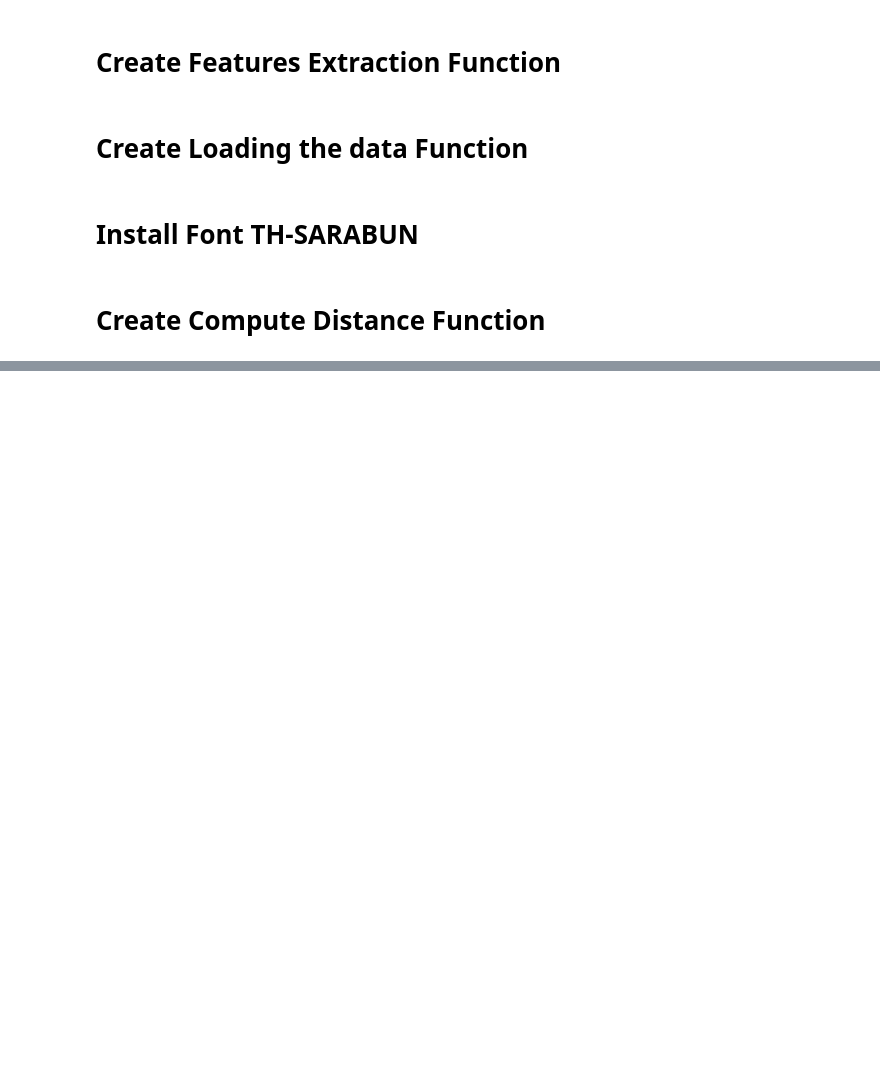
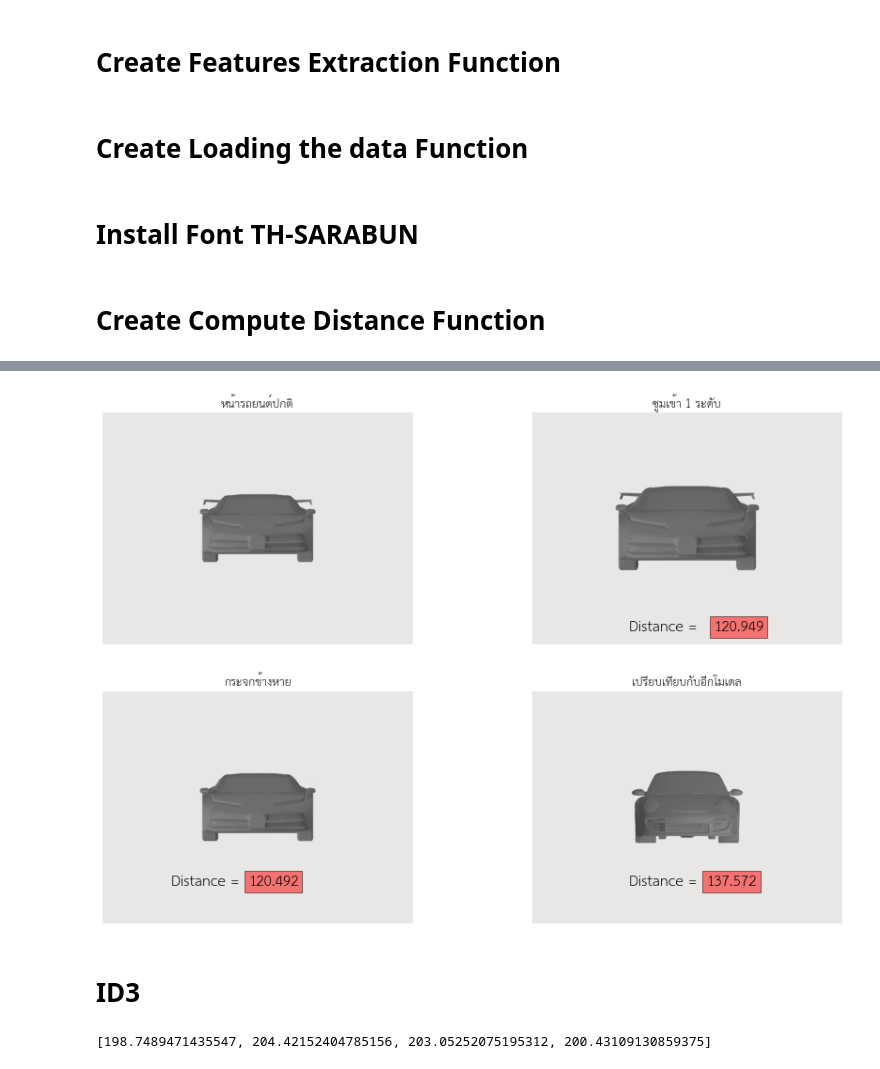
Before and after one commit to MeenTers/Project, a Jupyter notebook: Compare_view_3D.ipynb, the cells around one changed output, grey strips where cells are left out. Drawn from its saved outputs; the diff is of its cells as text; code cells hidden in the pictures; blank space fills up the shorter version.

```diff
--- a/Compare_view_3D.ipynb
+++ b/Compare_view_3D.ipynb
@@ -87,0 +170,9 @@ def get_euclidean(base_car,diff_view):
+# %%
+img2f  = cv2.imread(r'/content/drive/MyDrive/3D_Model/Base_car/ID2/ID2F.png')
+img2_1 = cv2.imread(r'/content/drive/MyDrive/3D_Model/Car_view/ID2/ID2_1.png')
+img2_2 = cv2.imread(r'/content/drive/MyDrive/3D_Model/Car_view/ID2/ID2_2.png')
+img2_3 = cv2.imread(r'/content/drive/MyDrive/3D_Model/Car_view/ID2/ID2_3.png')
+img2_4 = cv2.imread(r'/content/drive/MyDrive/3D_Model/Car_view/ID2/ID2_4.png')
+# %%
+id2b = base_car[1]
+id2v = car_view[4:8]
@@ -87,0 +184,6 @@ def get_euclidean(base_car,diff_view):
+# %%
+show_img(img2f,img2_1,img2_3,img2_4,tx1,tx2,tx3,tx4,id2)
+# %% [output]
+[figure, added]
+# %% [markdown]
+# ID3
@@ -87,0 +199,5 @@ def get_euclidean(base_car,diff_view):
+# %%
+id3 = get_euclidean(id3b,id3v)
+id3
+# %% [output]
+[198.7489471435547, 204.42152404785156, 203.05252075195312, 200.43109130859375]
```
Also changed, not shown: parts of 32 cells of this notebook.
